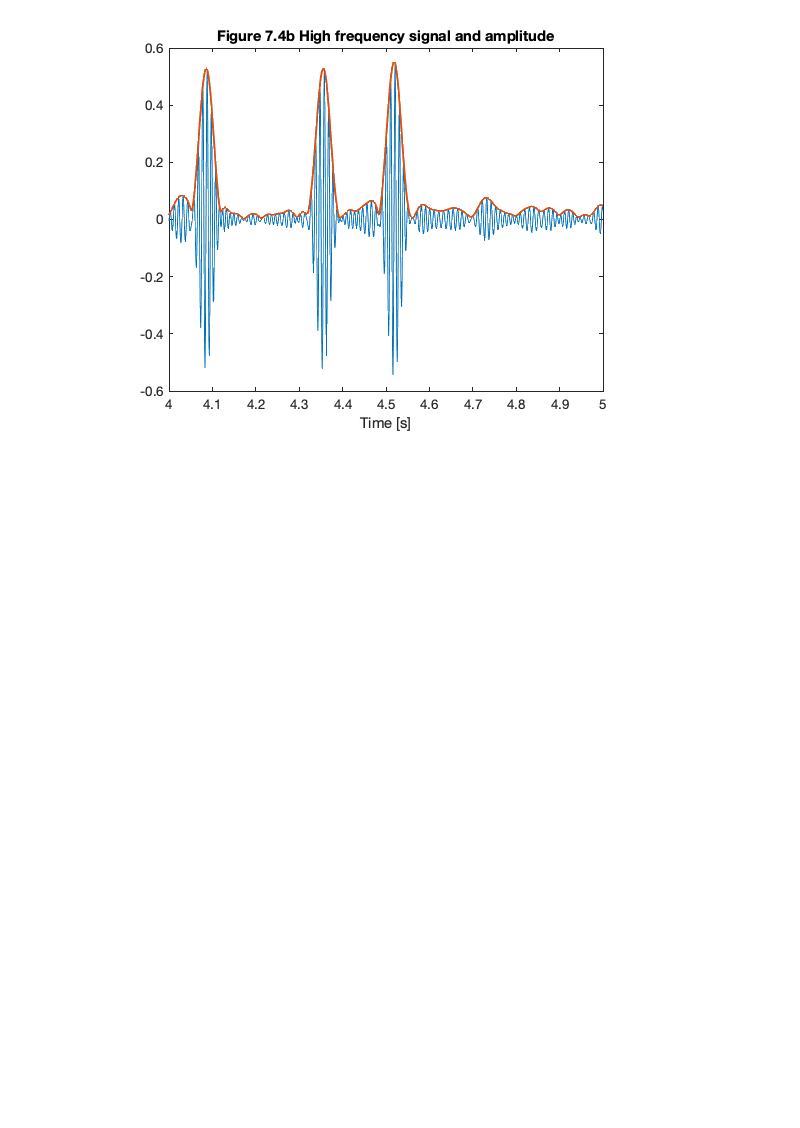
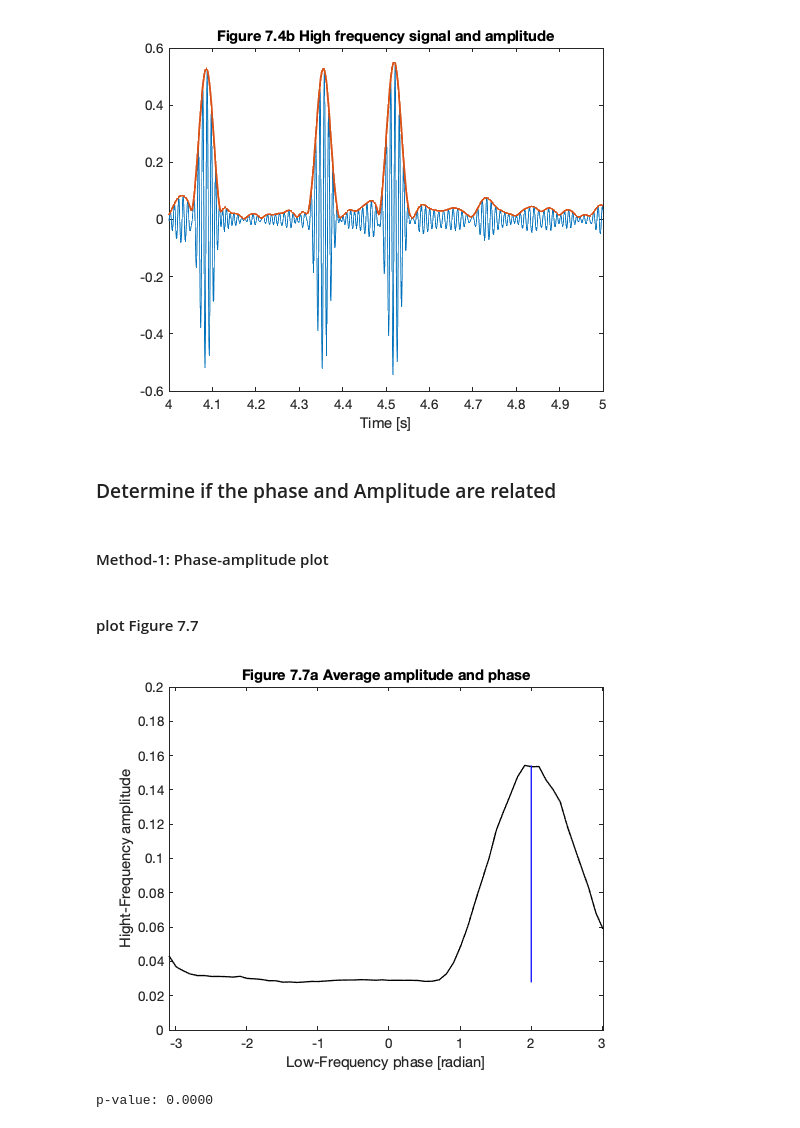
Before and after one commit to jiecui/Case-Studies-Kramer-Eden, a Jupyter notebook: Chapter7/ch_7_notebook.ipynb, the cells around one changed output. Drawn from its saved outputs; the diff is of its cells as text; code cells hidden in the pictures; blank space fills up the shorter version.

Commit message:
added phase-amplitude plot

```diff
--- a/Chapter7/ch_7_notebook.ipynb
+++ b/Chapter7/ch_7_notebook.ipynb
@@ -172,3 +172,63 @@ xlabel('Time [s]')
 title('Figure 7.4b High frequency signal and amplitude')
 # %% [output]
 [figure]
+# %% [markdown]
+### Determine if the phase and Amplitude are related
+# %% [markdown]
+#### Method-1: Phase-amplitude plot
+# %%
+p_bins = -pi:.1:pi;
+a_mean = zeros(length(p_bins) - 1, 1);
+p_mean = zeros(length(p_bins) - 1, 1);
+# %%
+for k = 1:length(p_bins) - 1
+    pL = p_bins(k);
+    pR = p_bins(k + 1);
+    indices = find(phi >= pL & phi < pR);
+    a_mean(k) = mean(amp(indices));
+    p_mean(k) = mean([pL, pR]);
+end % for
+
+% Difference between max and min modulation
+h=max(a_mean)-min(a_mean);
+# %% [markdown]
+#### plot Figure 7.7
+# %%
+figure
+
+plot(p_mean, a_mean, 'k', LineWidth = 1)
+hold on
+plot([2 2], [max(a_mean) - h, max(a_mean)], 'b', LineWidth = 1)
+xlim tight
+ylim([0 .2])
+xlabel('Low-Frequency phase [radian]')
+ylabel('Hight-Frequency amplitude')
+title('Figure 7.7a Average amplitude and phase')
+# %% [output]
+[figure, added]
+# %%
+n_surrogates = 1000;
+hS = zeros(n_surrogates, 1);
+
+for ns = 1:n_surrogates
+    ampS = amp(randperm(length(amp)));
+    p_bins = -pi:.1:pi;
+    a_mean = zeros(length(p_bins) - 1, 1);
+    p_mean = zeros(length(p_bins) - 1, 1);
+
+    for k = 1:length(p_bins) - 1
+        pL = p_bins(k);
+        pR = p_bins(k + 1);
+        indeces = find(phi >= pL & phi <= pR);
+        a_mean(k) = mean(ampS(indeces));
+        p_mean(k) = mean([pL, pR]);
+    end % for
+
+    hS(ns) = max(a_mean) - min(a_mean);
+
+end % for
+
+p = length(find(hS > h)) / length(hS); % p-value
+fprintf('p-value: %.4f\n', p)
+# %% [output]
+p-value: 0.0000
```
Also changed, not shown: parts of 3 cells of this notebook.
